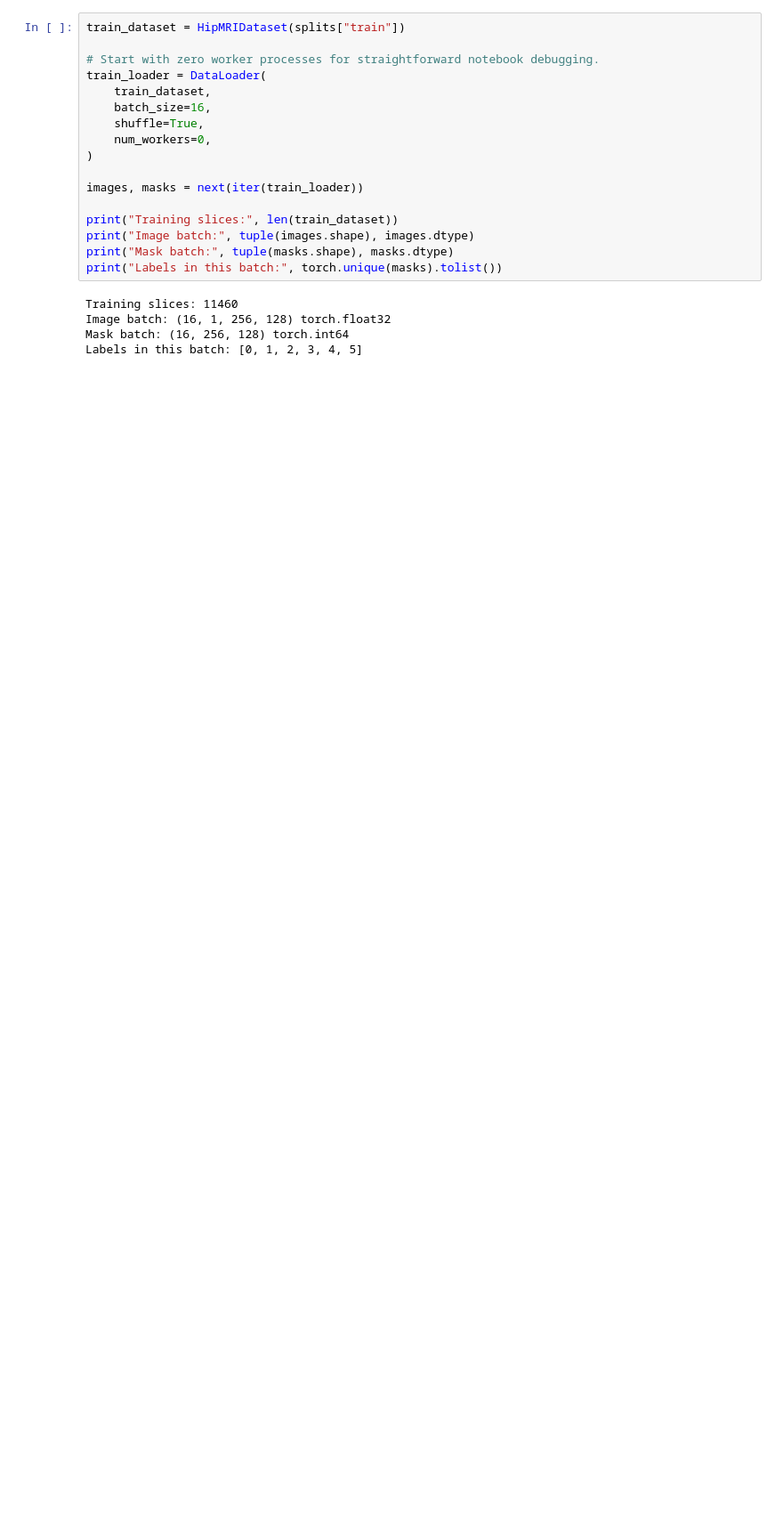
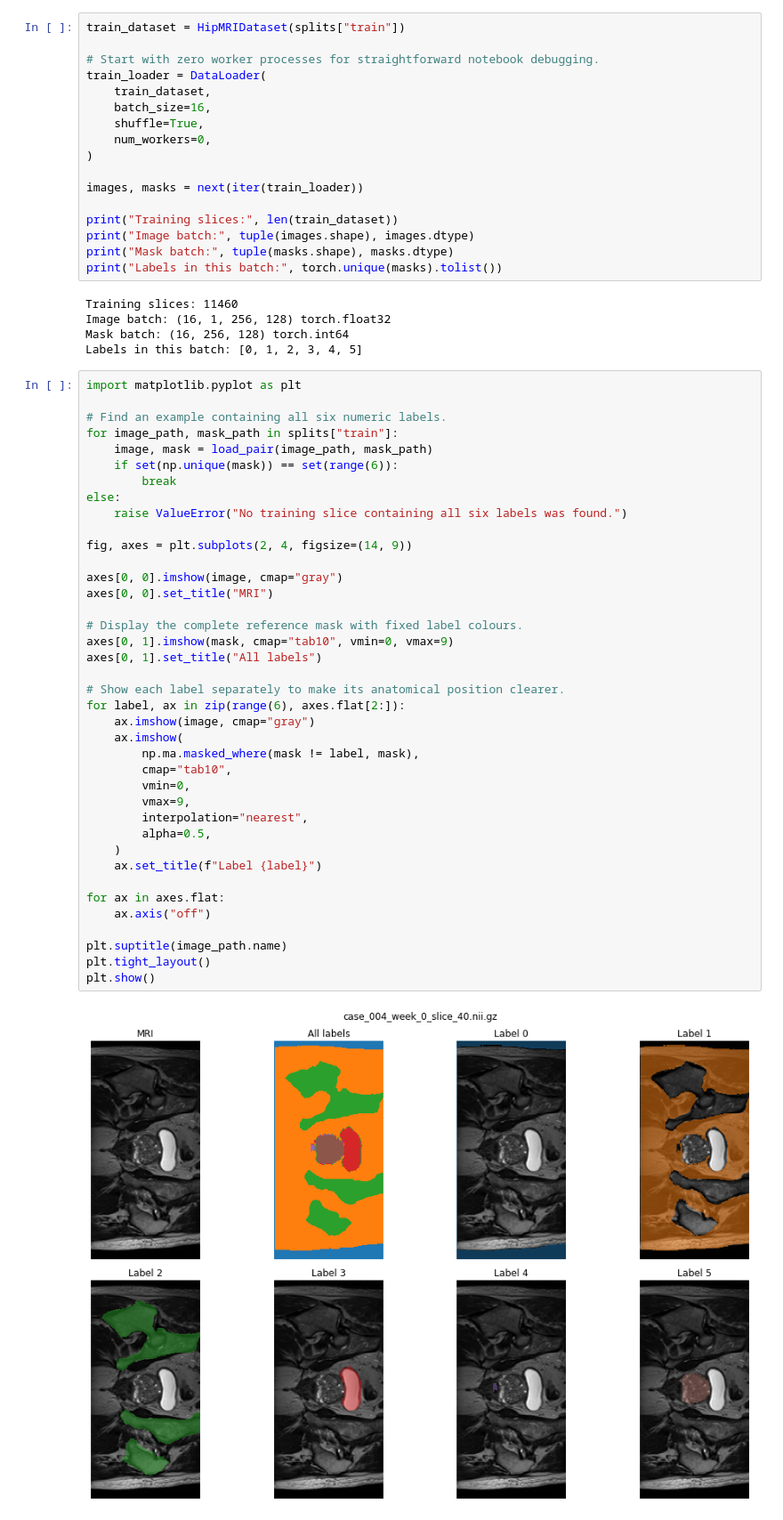
Before and after one commit to andrevasquez/PatternAnalysis-2026, a Jupyter notebook: recognition/ResidualUNet_s4749642/dataset.ipynb, the cells around one changed output. Shown at 89% size. Cells and saved outputs as stored; diff of their text form; blank space fills up the shorter version.

```diff
--- a/recognition/ResidualUNet_s4749642/dataset.ipynb
+++ b/recognition/ResidualUNet_s4749642/dataset.ipynb
@@ -246,3 +246,44 @@ Training slices: 11460
 Image batch: (16, 1, 256, 128) torch.float32
 Mask batch: (16, 256, 128) torch.int64
 Labels in this batch: [0, 1, 2, 3, 4, 5]
+# %%
+import matplotlib.pyplot as plt
+
+# Find an example containing all six numeric labels.
+for image_path, mask_path in splits["train"]:
+    image, mask = load_pair(image_path, mask_path)
+    if set(np.unique(mask)) == set(range(6)):
+        break
+else:
+    raise ValueError("No training slice containing all six labels was found.")
+
+fig, axes = plt.subplots(2, 4, figsize=(14, 9))
+
+axes[0, 0].imshow(image, cmap="gray")
+axes[0, 0].set_title("MRI")
+
+# Display the complete reference mask with fixed label colours.
+axes[0, 1].imshow(mask, cmap="tab10", vmin=0, vmax=9)
+axes[0, 1].set_title("All labels")
+
+# Show each label separately to make its anatomical position clearer.
+for label, ax in zip(range(6), axes.flat[2:]):
+    ax.imshow(image, cmap="gray")
+    ax.imshow(
+        np.ma.masked_where(mask != label, mask),
+        cmap="tab10",
+        vmin=0,
+        vmax=9,
+        interpolation="nearest",
+        alpha=0.5,
+    )
+    ax.set_title(f"Label {label}")
+
+for ax in axes.flat:
+    ax.axis("off")
+
+plt.suptitle(image_path.name)
+plt.tight_layout()
+plt.show()
+# %% [output]
+[figure, added]
```
Also changed, not shown: parts of 3 cells of this notebook.
